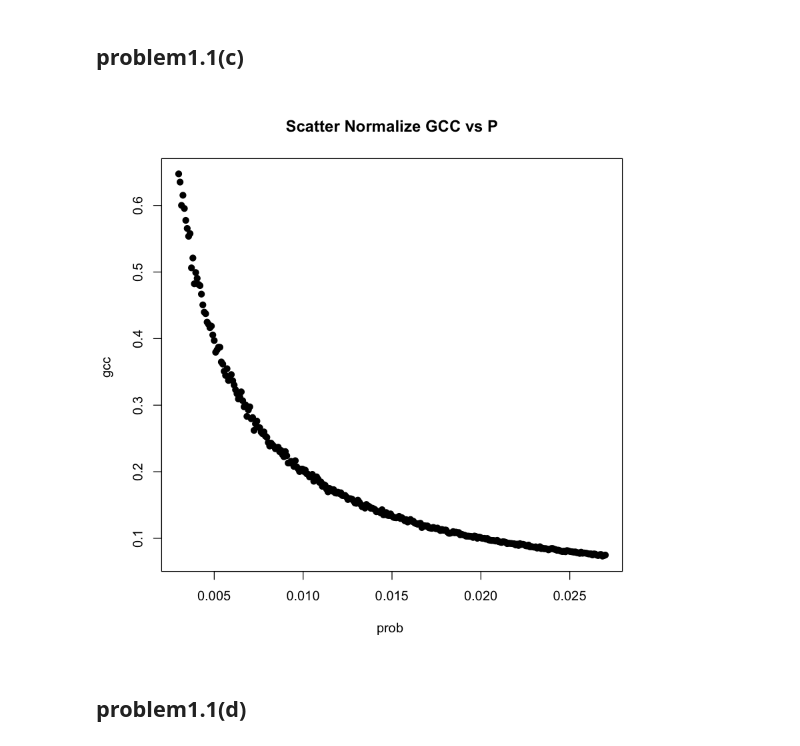
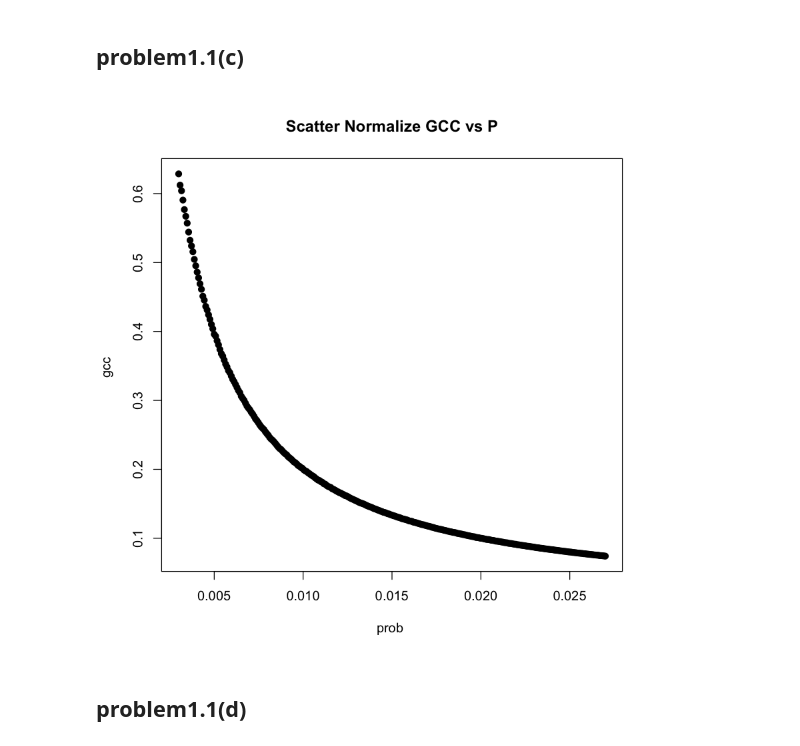
Before and after one commit to Jinxiatucla/232E, a Jupyter notebook: Project1/problem1.ipynb, the cells around one changed output. Cells and saved outputs as stored; diff of their text form; code cells hidden in the pictures.

```diff
--- a/Project1/problem1.ipynb
+++ b/Project1/problem1.ipynb
@@ -39,18 +39,22 @@ problem1.1(c)
 # %%
 res_gcc = c()
 prob = seq(0.003,0.027,0.00008)
 for (i in 1:301){
+    frac_set <- c()
     prob_c = prob[i]
-    g <- erdos.renyi.game(1000, prob_c, directed=F)
-    clu <- components(g)
-    gcc_size <- max(clu$csize)
-    frac <- gcc_size/gsize(g)
+    for (j in 1:101){
+        g <- erdos.renyi.game(1000, prob_c, directed=F)
+        clu <- components(g)
+        gcc_size <- max(clu$csize)
+        frac_set[j] <- gcc_size/gsize(g)
+    }
+    frac <- mean(frac_set)
     res_gcc[i] <- frac
 }
 
 plot(prob, res_gcc, main="Scatter Normalize GCC vs P", xlab="prob ", ylab="gcc ", pch=19)
 # %% [output]
-[figure, old version]
+[figure, new version]
 # %% [markdown]
 problem1.1(d)
 ---
```
